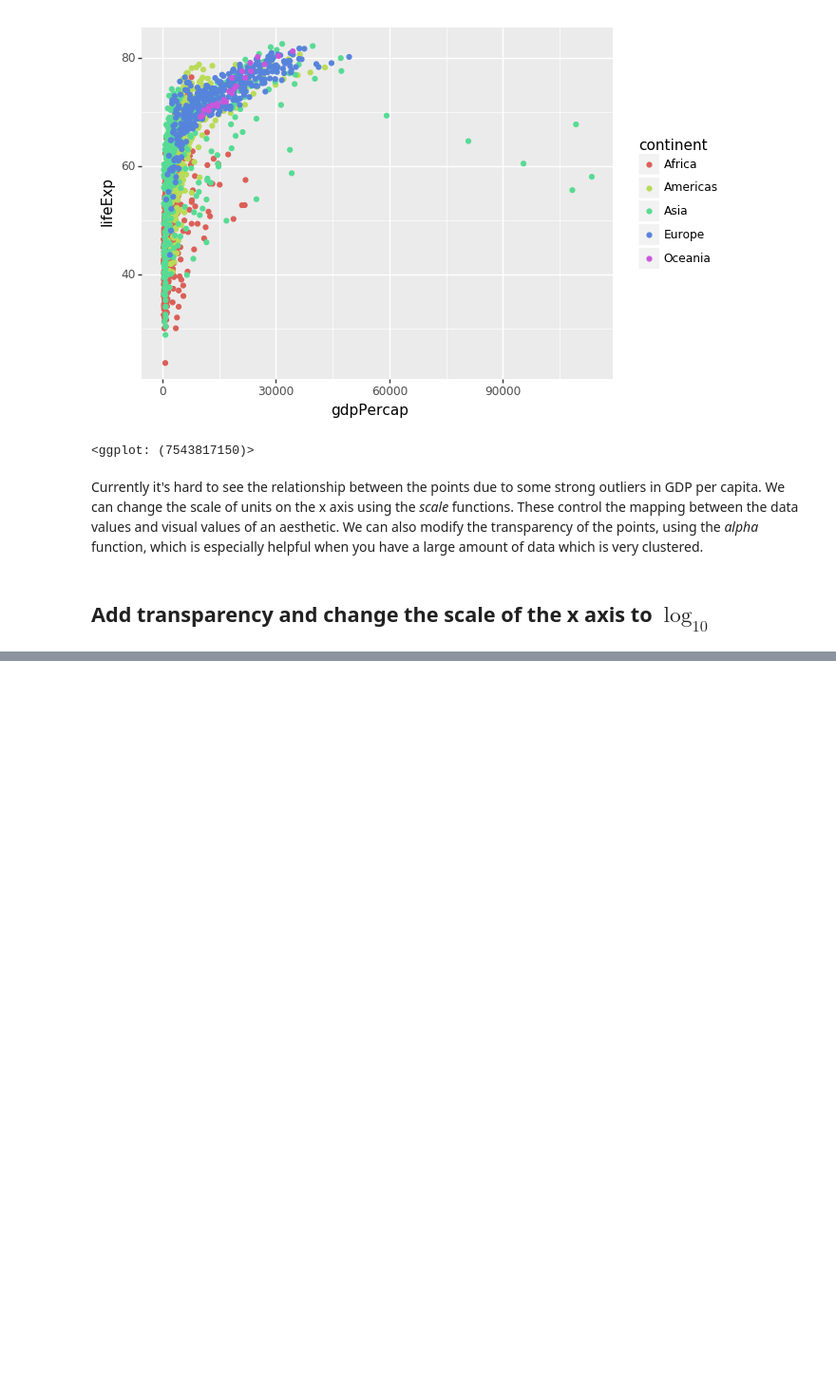
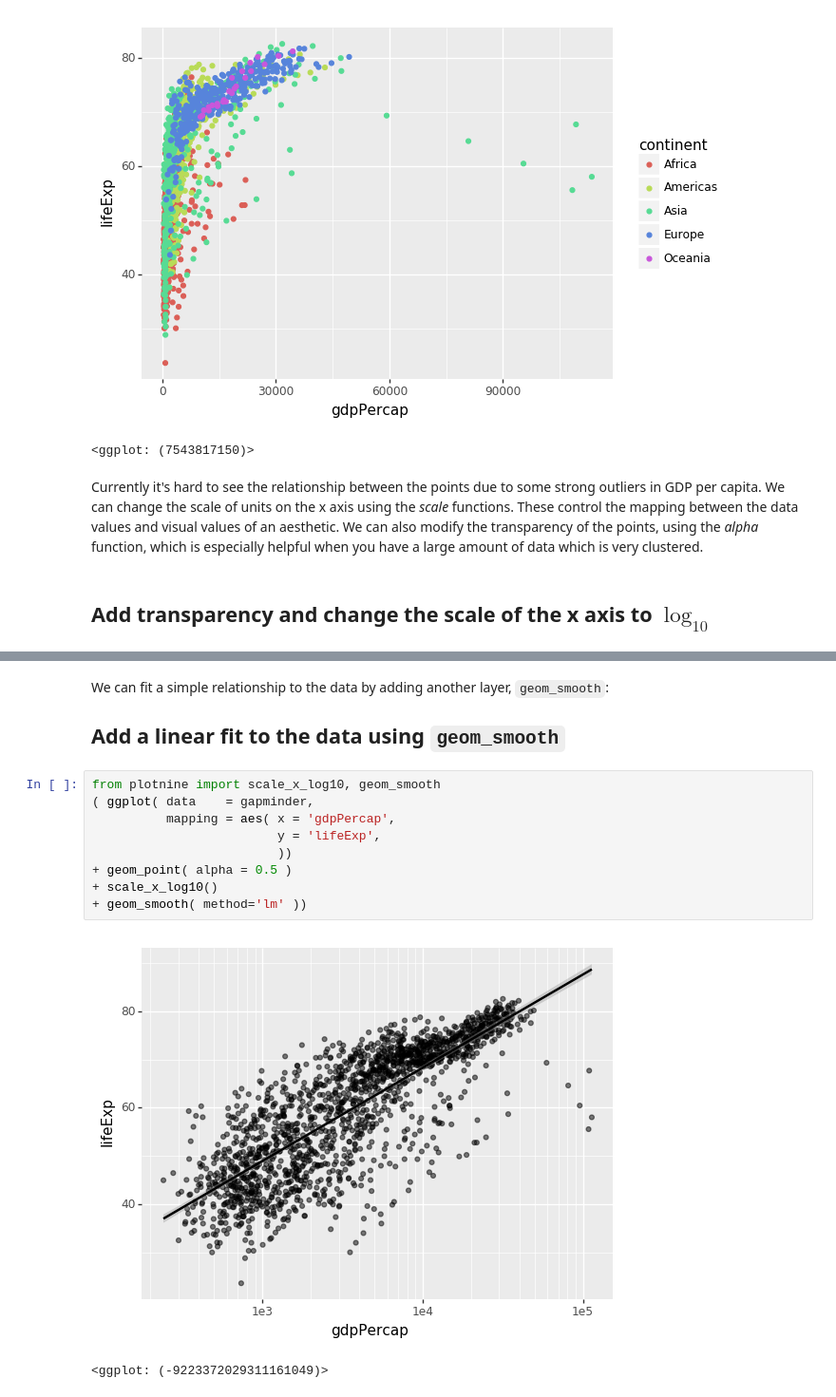
Before and after one commit to PNNL-CompBio/2020-04.01-02-PNNL-SWC, a Jupyter notebook: Notebooks/Plotting with Plotnine.ipynb, the cells around one changed output, grey strips where cells are left out. Shown at 95% size. Drawn from its saved outputs; the diff is of its cells as text; blank space fills up the shorter version.

```diff
--- a/Notebooks/Plotting with Plotnine.ipynb
+++ b/Notebooks/Plotting with Plotnine.ipynb
@@ -452,0 +302,18 @@ lifeExp_plot.save('results/lifeExp2.png')
+# %% [markdown]
+We can fit a simple relationship to the data by adding another layer,
+`geom_smooth`:
+
+
+## Add a linear fit to the data using `geom_smooth`
+# %%
+from plotnine import scale_x_log10, geom_smooth
+( ggplot( data    = gapminder,
+          mapping = aes( x = 'gdpPercap',
+                         y = 'lifeExp',
+                         ))
++ geom_point( alpha = 0.5 )
++ scale_x_log10()
++ geom_smooth( method='lm' ))
+# %% [output]
+[figure, added]
+<ggplot: (-9223372029311161049)>
```
Also changed, not shown: parts of 41 cells of this notebook.
